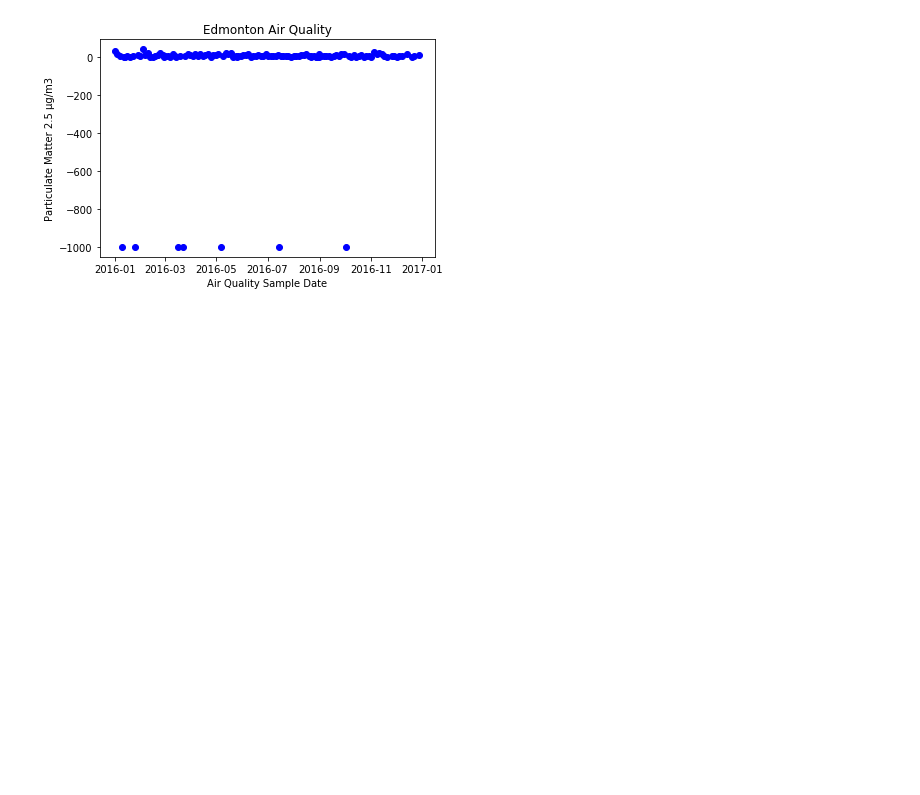
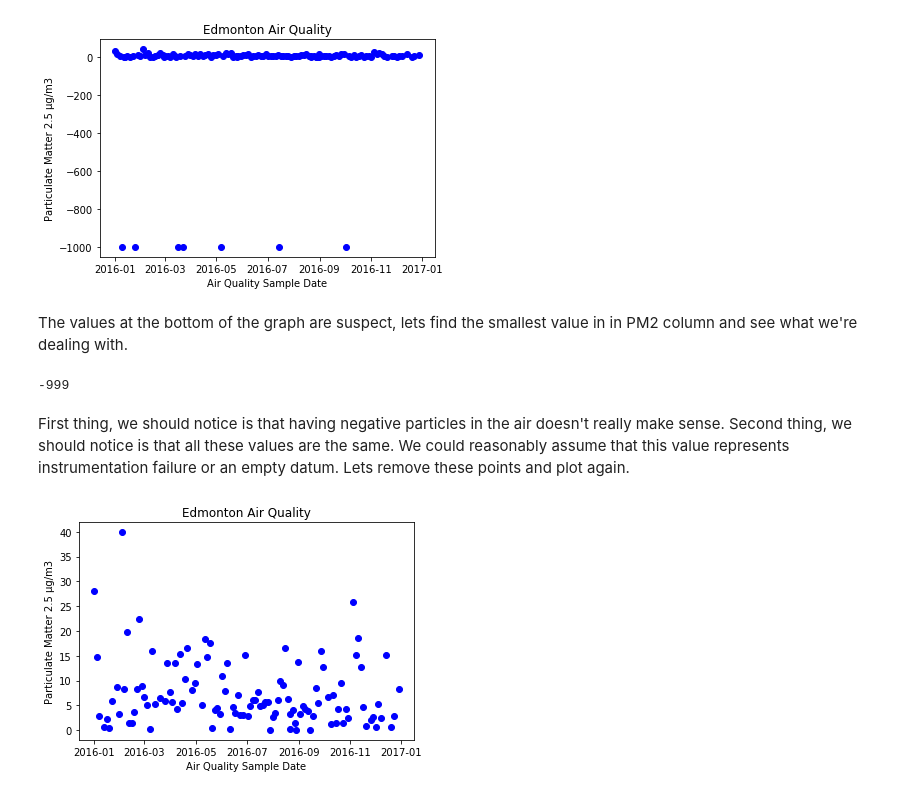
Before and after one commit to jeffchang5/AlbertaFireAnalysis, a Jupyter notebook: FortMcMurrayWildfireAnalysis.ipynb, the cells around one changed output. Cells and saved outputs as stored; diff of their text form; code cells hidden in the pictures; blank space fills up the shorter version.

```diff
--- a/FortMcMurrayWildfireAnalysis.ipynb
+++ b/FortMcMurrayWildfireAnalysis.ipynb
@@ -4,9 +7,8 @@ First, load the data from our XLSX file.
 # %%
 import pandas as pd
 
-edmonton_air_quality = pd.read_excel('data/Edmonton2016.xlsx', sheet_name='PM2.5-10')
-
-print(edmonton_air_quality.columns)
+edmonton_air_quality_2016 = pd.read_excel('data/Edmonton2016.xlsx', sheet_name='PM2.5-10')
+edmonton_air_quality_2016.columns
 # %% [output]
 Index(['Sampler', 'Unnamed: 1', 'Unnamed: 2', 'S-1', 'S-1.1', 'S-1.2', 'S-1.3',
        'S-1.4', 'S-1.5', 'S-1.6', 'S-1.7'],
@@ -34,0 +18,8 @@ print(edmonton_air_quality.head())
+# %%
+def cleanAirQualityData(airQualityData):
+    airQualityData.columns = airQualityData.iloc[8, :]
+    airQualityData = airQualityData[9:]
+    return airQualityData
+
+edmonton_air_quality_2016 = cleanAirQualityData(edmonton_air_quality_2016)
+edmonton_air_quality_2016.head()
@@ -37,10 +35,29 @@ So our labels and data seem a little more sensible. To produce anything meaningf
 # %%
 import matplotlib.pyplot as plt
-plt.ylabel('Particulate Matter 2.5 µg/m3')
-plt.xlabel('Air Quality Sample Date')
-plt.title('Edmonton Air Quality')
-plt.plot(edmonton_air_quality['Sampling Date'], edmonton_air_quality['PM2.5-10'], 'bo')
+def plotAirQuality(array_of_data):
+    for i in array_of_data:
+        plt.ylabel('Particulate Matter 2.5 µg/m3')
+        plt.xlabel('Air Quality Sample Date')
+        plt.title('Edmonton Air Quality')
+        plt.plot(i['Sampling Date'], i['PM2.5-10'], 'bo')
 
-plt.show()
+        plt.show()
+
+plotAirQuality([edmonton_air_quality_2016])
 # %% [output]
 [figure]
+# %% [markdown]
+The values at the bottom of the graph are suspect, lets find the smallest value in in PM2 column and see what we're dealing with.
+# %%
+import numpy as np
+np.min(edmonton_air_quality_2016['PM2.5-10'])
+# %% [output]
+-999
+# %% [markdown]
+First thing, we should notice is that having negative particles in the air doesn't really make sense. Second thing, we should notice is that all these values are the same. We could reasonably assume that this value represents instrumentation failure or an empty datum. Lets remove these points and plot again.
+# %%
+edmonton_air_quality_2016 = edmonton_air_quality_2016[edmonton_air_quality_2016['PM2.5-10'] >= 0]
+
+plotAirQuality([edmonton_air_quality_2016])
+# %% [output]
+[figure, added]
```
Also changed, not shown: parts of 12 cells of this notebook, 2 other files.
